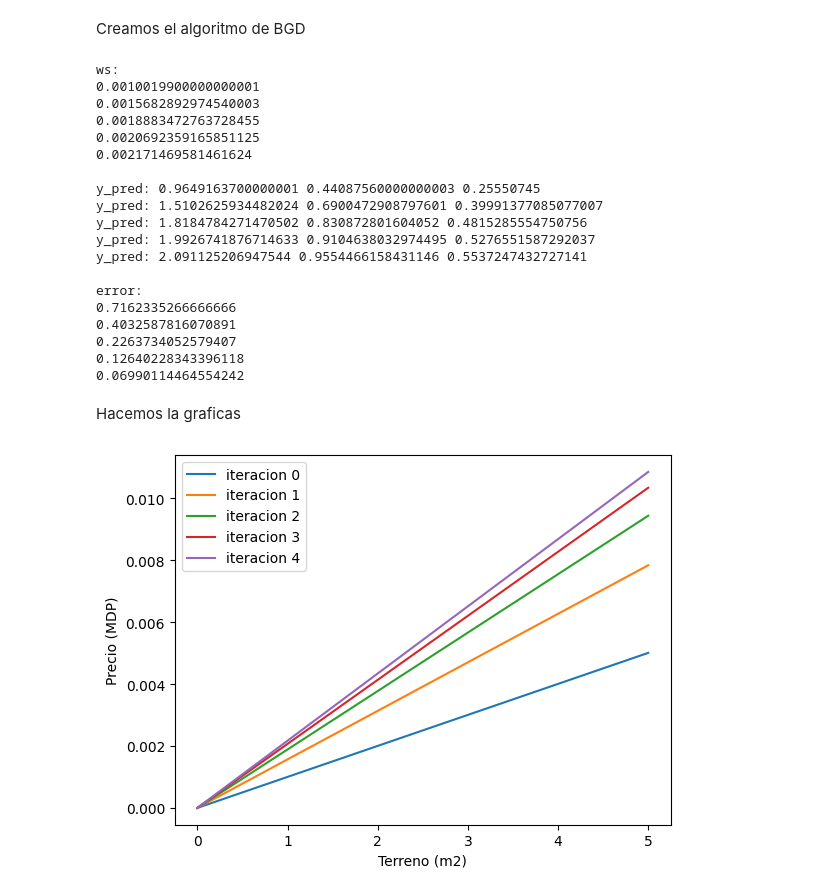
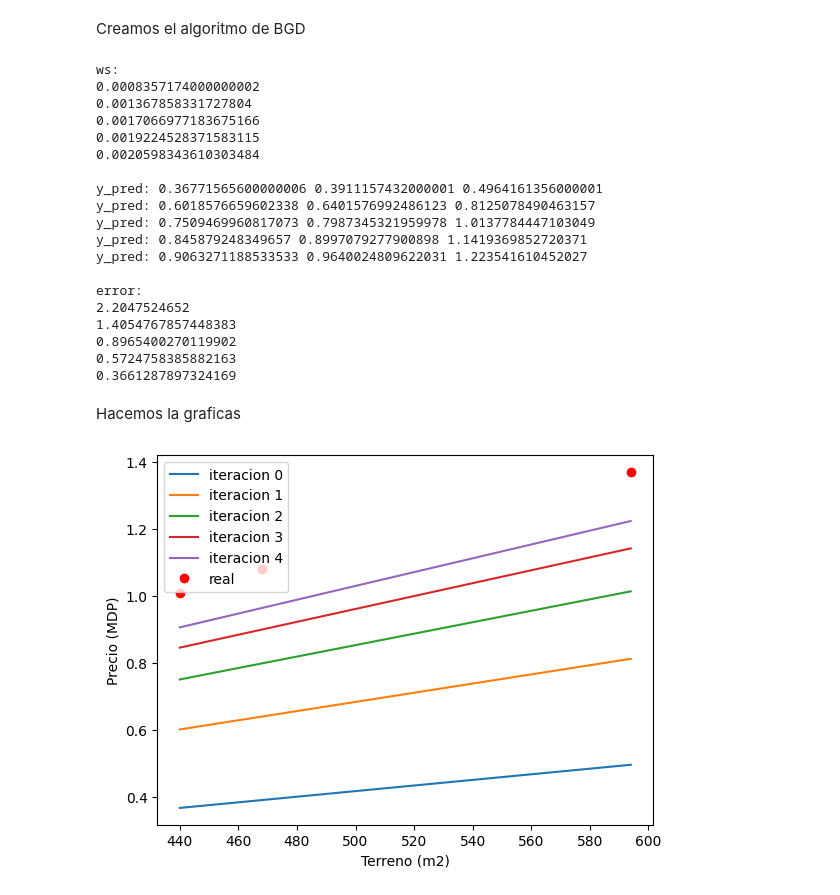
Before and after one commit to Jafet5757/AprendizajeMaquina, a Jupyter notebook: BGD/BGD_mono.ipynb, the cells around one changed output. Cells and saved outputs as stored; diff of their text form; code cells hidden in the pictures.

```diff
--- a/BGD/BGD_mono.ipynb
+++ b/BGD/BGD_mono.ipynb
@@ -34,7 +67,7 @@ test:    Terreno (m2)  Precio (MDP)
 Creamos el algoritmo de BGD
 # %%
 w = 0
-alpha = 0.0000001
+alpha = 0.00000007
 y = lambda x: w * x # función de regresión lineal
 y_pred = [] # predicciones
 ws = [] # pesos
@@ -52,7 +85,7 @@ for i in range(5):
     # calculamos una predicción
     y_pred.append(y(x_real_test))
     # calculamos el error de estimación
-    error.append(np.mean(abs(y(x_real_test) - y_real_test)))
+    error.append(np.sum(abs(y(x_real_test) - y_real_test)))
     # guardamos el peso
     ws.append(w)
 
@@ -67,36 +100,37 @@ for i in range(len(y_pred)):
 print('\nerror:', *error, end='\n', sep='\n')
 # %% [output]
 ws:
-0.0010019900000000001
-0.0015682892974540003
-0.0018883472763728455
-0.0020692359165851125
-0.002171469581461624
+0.0008357174000000002
+0.001367858331727804
+0.0017066977183675166
+0.0019224528371583115
+0.0020598343610303484
 
-y_pred: 0.9649163700000001 0.44087560000000003 0.25550745
-y_pred: 1.5102625934482024 0.6900472908797601 0.39991377085077007
-y_pred: 1.8184784271470502 0.830872801604052 0.4815285554750756
-y_pred: 1.9926741876714633 0.9104638032974495 0.5276551587292037
-y_pred: 2.091125206947544 0.9554466158431146 0.5537247432727141
+y_pred: 0.36771565600000006 0.3911157432000001 0.4964161356000001
+y_pred: 0.6018576659602338 0.6401576992486123 0.8125078490463157
+y_pred: 0.7509469960817073 0.7987345321959978 1.0137784447103049
+y_pred: 0.845879248349657 0.8997079277900898 1.1419369852720371
+y_pred: 0.9063271188533533 0.9640024809622031 1.223541610452027
 
 error:
-0.7162335266666666
-0.4032587816070891
-0.2263734052579407
-0.12640228343396118
-0.06990114464554242
+2.2047524652
+1.4054767857448383
+0.8965400270119902
+0.5724758385882163
+0.3661287897324169
 # %% [markdown]
 Hacemos la graficas
 # %%
 # Graficamos las iteraciones y_pred
 line_space = np.linspace(0, 5, 10)
 for i in range(len(y_pred)):
-    plt.plot(line_space, (ws[i] * line_space), label=f'iteracion {i}')
+    plt.plot(x_real_test, (ws[i] * x_real_test), label=f'iteracion {i}')
     plt.xlabel('Terreno (m2)')
     plt.ylabel('Precio (MDP)')
-    plt.legend()
+plt.plot(x_real_test, y_real_test, 'ro', label='real')
+plt.legend()
 plt.show()
 # %% [output]
-[figure, old version]
+[figure, new version]
 # %%
 # Graficamos los puntos del error
```
Also changed, not shown: parts of 2 cells of this notebook, 1 other file.
